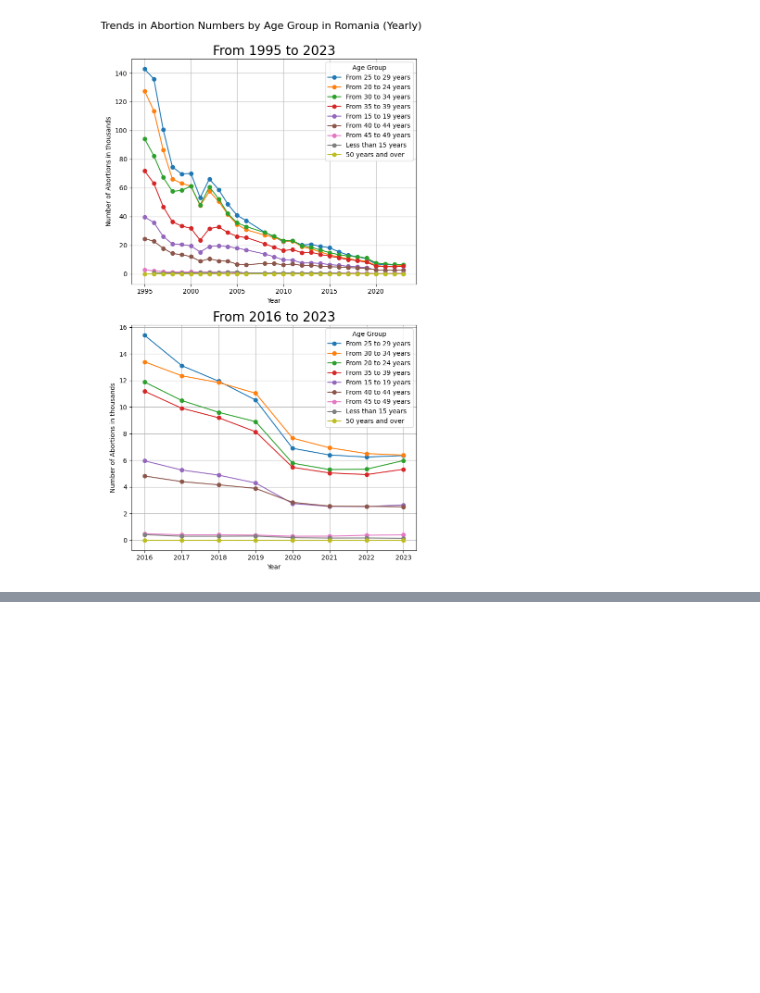
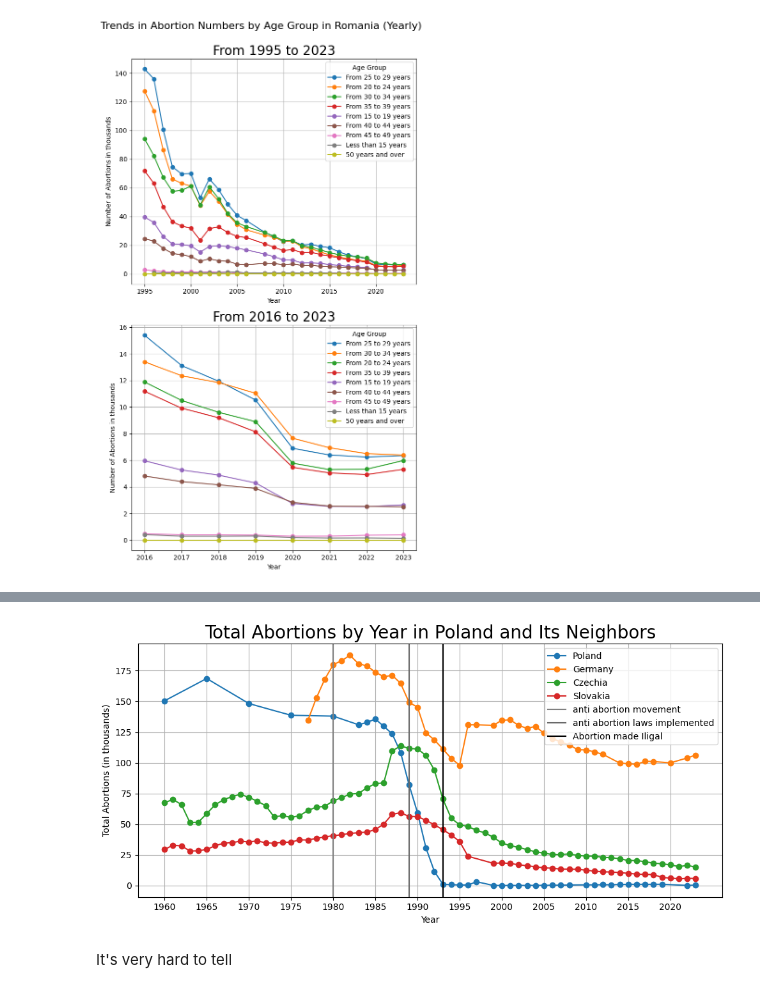
Before and after one commit to TudorMurariu/StudyCase-Abortions-in-EU-and-RO, a Jupyter notebook: study.ipynb, the cells around one changed output, grey strips where cells are left out. Saved outputs shown, nothing was run; the diff lists cells and outputs as text; code cells hidden in the pictures; blank space fills up the shorter version.

```diff
--- a/study.ipynb
+++ b/study.ipynb
@@ -384,0 +427,38 @@ plt.show()
+# %%
+import numpy as np
+import matplotlib.pyplot as plt
+
+abortions_pl = eu_1[(eu_1['geo'] == 'Poland') & (eu_1['age'] == 'Total')]
+abortions_gr = eu_1[(eu_1['geo'] == 'Germany') & (eu_1['age'] == 'Total')]
+#abortions_lt = eu_1[(eu_1['geo'] == 'Latvia') & (eu_1['age'] == 'Total')]
+abortions_cz = eu_1[(eu_1['geo'] == 'Czechia') & (eu_1['age'] == 'Total')]
+abortions_sl = eu_1[(eu_1['geo'] == 'Slovakia') & (eu_1['age'] == 'Total')]
+#abortions_bl = eu_1[(eu_1['geo'] == 'Belarus') & (eu_1['age'] == 'Total')]
+
+plt.figure(figsize=(10, 5))
+plt.title('Total Abortions by Year in Poland and Its Neighbors', fontsize=20)
+plt.xlabel('Year')
+plt.ylabel('Total Abortions (in thousands)')
+
+plt.plot(abortions_pl.TIME_PERIOD, abortions_pl['OBS_VALUE'] / 1_000, marker='o', label='Poland')
+plt.plot(abortions_gr.TIME_PERIOD, abortions_gr['OBS_VALUE'] / 1_000, marker='o', label='Germany')
+#plt.plot(abortions_lt.TIME_PERIOD, abortions_lt['OBS_VALUE'] / 1_000, marker='o', label='Latvia')
+plt.plot(abortions_cz.TIME_PERIOD, abortions_cz['OBS_VALUE'] / 1_000, marker='o', label='Czechia')
+plt.plot(abortions_sl.TIME_PERIOD, abortions_sl['OBS_VALUE'] / 1_000, marker='o', label='Slovakia')
+#plt.plot(abortions_bl.TIME_PERIOD, abortions_bl['OBS_VALUE'] / 1_000, marker='o', label='Belarus')
+
+
+plt.axvline(x = 1980, color = 'gray', label='anti abortion movement')
+plt.axvline(x = 1989, color = 'dimgray', label='anti abortion laws implemented')
+plt.axvline(x = 1993, color = 'black', label='Abortion made Iligal')
+
+plt.tight_layout()
+plt.grid(True)
+plt.legend()
+years = abortions_pl['TIME_PERIOD']
+plt.xticks(np.arange(years.min(), years.max() + 1, 5))  # minor fix: +1 not +10
+plt.show()
+# %% [output]
+[figure, added]
+# %% [markdown]
+It's very hard to tell
```
Also changed, not shown: parts of 6 cells of this notebook.
